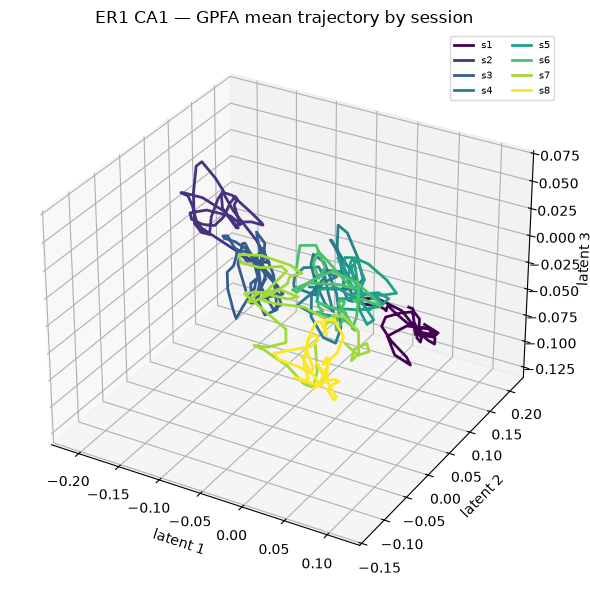
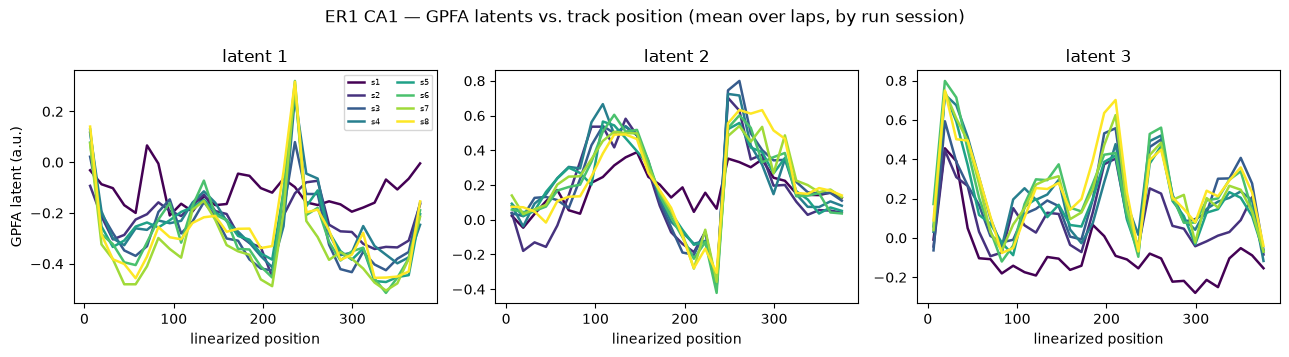
Unified diff of the notebook cell whose output changed from the first chart to the second:
--- before
+++ after
@@ -1,17 +1,23 @@
+import warnings
 gpfa_files = sorted(DATA_PROCESSED.glob("gpfa_*.npz"))
 if not gpfa_files:
-    print("no GPFA artifacts yet — still running? run: python src/000978/02_baseline_linear.py --method gpfa")
+    print("no GPFA artifacts yet — run: python src/000978/02_baseline_linear.py --method gpfa")
 else:
     for i, f in enumerate(gpfa_files): print(i, f.name)
     g = np.load(gpfa_files[0], allow_pickle=False)
-    lat, tsess = g["latents"], g["trial_run_session"]
+    lat = g["latents_posidx"]            # (n_laps, x_dim, n_posbins), NaN where unvisited
+    pos, rs = g["posbin_centers"], g["lap_run_session"]
     session, region = str(g["session_key"]), str(g["region"])
-    sessions = sorted(np.unique(tsess).tolist())
+    sessions = sorted(np.unique(rs).tolist())
     cmap = plt.cm.viridis
-    fig = plt.figure(figsize=(6, 6)); ax = fig.add_subplot(111, projection="3d")
-    for k, s in enumerate(sessions):
-        mt = lat[tsess == s].mean(axis=0)
-        ax.plot(mt[0], mt[1], mt[2], color=cmap(k / max(len(sessions) - 1, 1)), lw=2, label=f"s{s}")
-    ax.set_xlabel("latent 1"); ax.set_ylabel("latent 2"); ax.set_zlabel("latent 3")
-    ax.legend(fontsize=7, ncol=2); ax.set_title(f"{session} {region} — GPFA mean trajectory by session")
+    fig, axes = plt.subplots(1, 3, figsize=(13, 3.6), sharex=True)
+    for dim, ax in enumerate(axes):
+        for k, s in enumerate(sessions):
+            with warnings.catch_warnings():
+                warnings.simplefilter("ignore")
+                mt = np.nanmean(lat[rs == s][:, dim, :], axis=0)
+            ax.plot(pos, mt, color=cmap(k / max(len(sessions) - 1, 1)), lw=1.8, label=f"s{s}")
+        ax.set_title(f"latent {dim + 1}"); ax.set_xlabel("linearized position")
+    axes[0].set_ylabel("GPFA latent (a.u.)"); axes[0].legend(fontsize=6, ncol=2)
+    fig.suptitle(f"{session} {region} — GPFA latents vs. track position (mean over laps, by run session)")
     plt.tight_layout()

Commit: Stage 2: lap-based dPCA (CV reg + permutation significance) and position-indexed GPFA